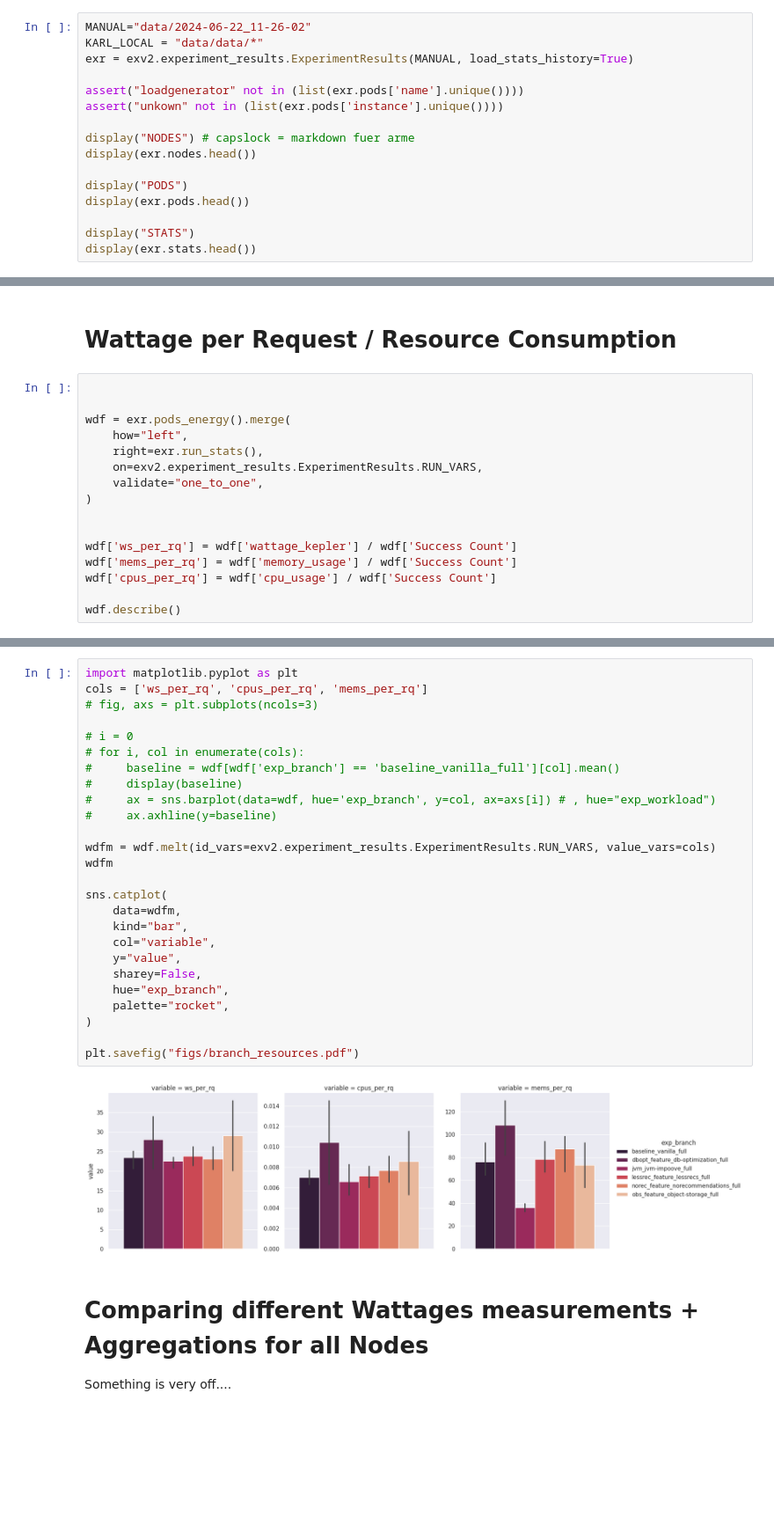
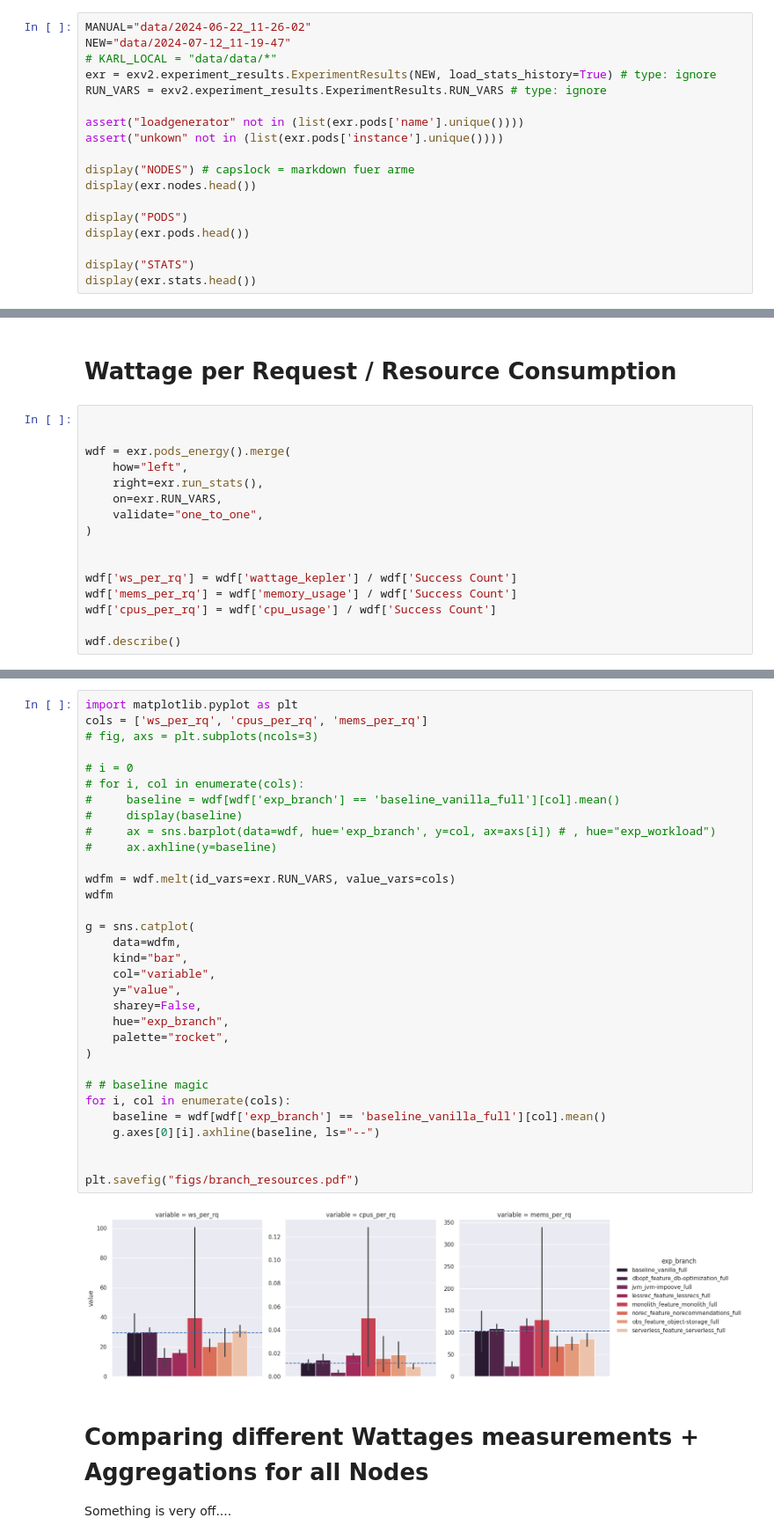
Before and after one commit to clue2-sose25/Clue2, a Jupyter notebook: eval6000.ipynb, the cells around one changed output, grey strips where cells are left out. Shown at 88% size. Cells and saved outputs as stored; diff of their text form; blank space fills up the shorter version.

```diff
--- a/eval6000.ipynb
+++ b/eval6000.ipynb
@@ -12,8 +15,10 @@ pd.set_option('display.max_columns', None)
 sns.set_theme(rc={'figure.figsize':(12, 6)})
 # %%
 MANUAL="data/2024-06-22_11-26-02"
-KARL_LOCAL = "data/data/*"
-exr = exv2.experiment_results.ExperimentResults(MANUAL, load_stats_history=True)
+NEW="data/2024-07-12_11-19-47"
+# KARL_LOCAL = "data/data/*"
+exr = exv2.experiment_results.ExperimentResults(NEW, load_stats_history=True) # type: ignore
+RUN_VARS = exv2.experiment_results.ExperimentResults.RUN_VARS # type: ignore
 
 assert("loadgenerator" not in (list(exr.pods['name'].unique())))
 assert("unkown" not in (list(exr.pods['instance'].unique())))
@@ -115,7 +275,7 @@ sns.lineplot(data=exr.nodes[exr.nodes['exp_workload'] == 'exp_scale_fixed'], x='
 wdf = exr.pods_energy().merge(
     how="left",
     right=exr.run_stats(),
-    on=exv2.experiment_results.ExperimentResults.RUN_VARS,
+    on=exr.RUN_VARS,
     validate="one_to_one",
 )
 
@@ -138,31 +298,37 @@ wdf.describe()
 # %%
 import matplotlib.pyplot as plt
 cols = ['ws_per_rq', 'cpus_per_rq', 'mems_per_rq']
 # fig, axs = plt.subplots(ncols=3)
 
 # i = 0
 # for i, col in enumerate(cols):
 #     baseline = wdf[wdf['exp_branch'] == 'baseline_vanilla_full'][col].mean()
 #     display(baseline)
 #     ax = sns.barplot(data=wdf, hue='exp_branch', y=col, ax=axs[i]) # , hue="exp_workload")
 #     ax.axhline(y=baseline)
 
-wdfm = wdf.melt(id_vars=exv2.experiment_results.ExperimentResults.RUN_VARS, value_vars=cols)
+wdfm = wdf.melt(id_vars=exr.RUN_VARS, value_vars=cols)
 wdfm
 
-sns.catplot(
+g = sns.catplot(
     data=wdfm,
     kind="bar",
     col="variable",
     y="value",
     sharey=False,
     hue="exp_branch",
     palette="rocket",
 )
 
+# # baseline magic
+for i, col in enumerate(cols):
+    baseline = wdf[wdf['exp_branch'] == 'baseline_vanilla_full'][col].mean()
+    g.axes[0][i].axhline(baseline, ls="--")
+
+
 plt.savefig("figs/branch_resources.pdf")
 # %% [output]
-[figure, old version]
+[figure, new version]
 # %% [markdown]
 # Comparing different Wattages measurements + Aggregations for all Nodes
 
```
Also changed, not shown: parts of 19 cells of this notebook, 1 other file.
